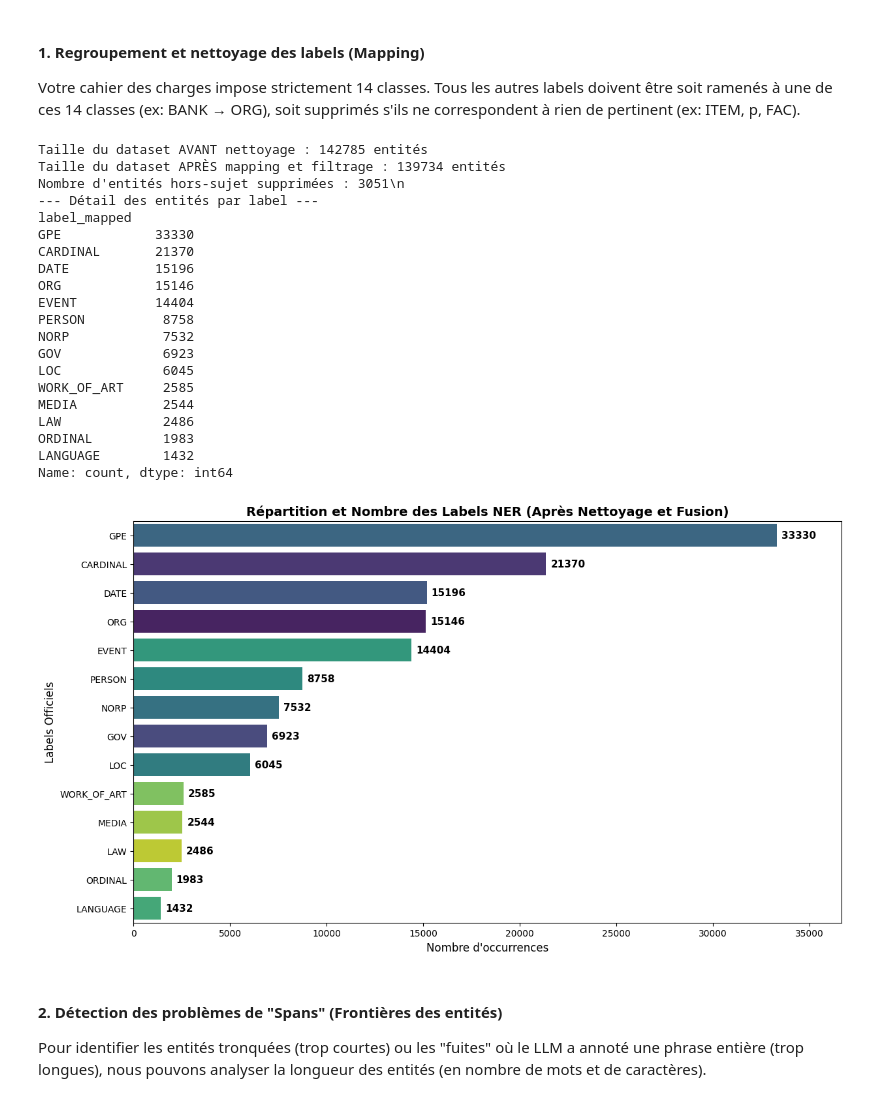
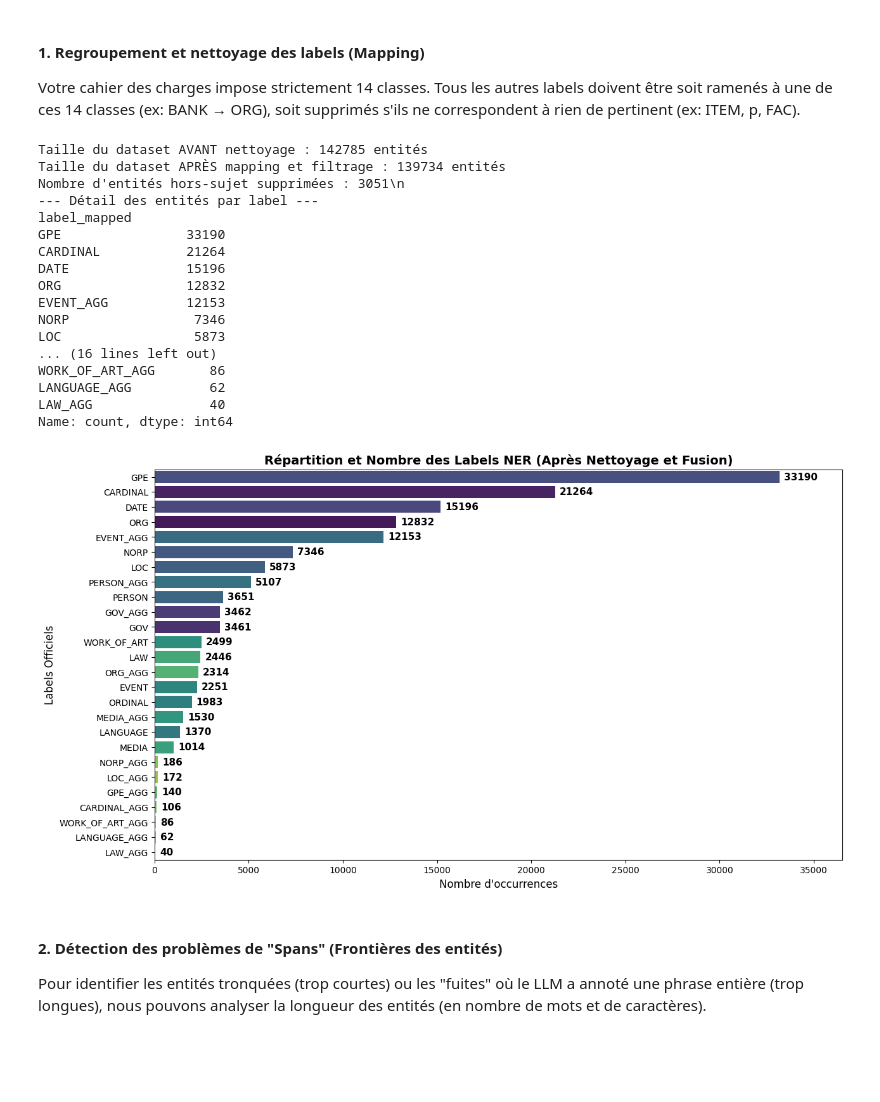
Before and after one commit to AmineKL-dev/projet-NER-darija, a Jupyter notebook: notebook/Analyse_exploitable.ipynb, the cells around one changed output. Saved outputs shown, nothing was run; the diff lists cells and outputs as text; code cells hidden in the pictures; blank space fills up the shorter version.

```diff
--- a/notebook/Analyse_exploitable.ipynb
+++ b/notebook/Analyse_exploitable.ipynb
@@ -61,5 +61,5 @@ def build_ner_dataset_v2(directory_path):
 # %% [output]
 Recherche des fichiers dans : c:\Users\frekh\Downloads\TextMining\Projet\projet-NER-darija-main\notebook\../data
 # %%
-df1 = build_ner_dataset_v2(f"{data_path}\\raw_annoted\\chatgpt_ner")
-df2 = build_ner_dataset_v2(f"{data_path}\\raw_annoted\\Gemini_NER_data")
+df1 = build_ner_dataset_v2(f"{data_path}\\chatgpt_ner")
+df2 = build_ner_dataset_v2(f"{data_path}\\Gemini_NER_data")
@@ -330,17 +337,14 @@ import seaborn as sns
 # 1. Définir les 14 labels officiels du cahier des charges
 official_labels = [
     "PERSON", "NORP", "GPE", "LOC", "ORG", "GOV", "MEDIA",
-    "EVENT", "WORK_OF_ART", "LAW", "LANGUAGE", "DATE", "ORDINAL", "CARDINAL"
+    "EVENT", "WORK_OF_ART", "LAW", "LANGUAGE", "DATE", "ORDINAL", "CARDINAL" , "PERSON_AGG", "NORP_AGG", "GPE_AGG", "LOC_AGG", "ORG_AGG", "GOV_AGG", "MEDIA_AGG",
+    "EVENT_AGG", "WORK_OF_ART_AGG", "LAW_AGG", "LANGUAGE_AGG", "DATE_AGG", "ORDINAL_AGG", "CARDINAL_AGG"
 ]
 
 # 2. Créer un dictionnaire de mapping pour les erreurs courantes du LLM
 label_mapping = {
     # Nettoyage des suffixes "_AGG"
-    'EVENT_AGG': 'EVENT', 'PERSON_AGG': 'PERSON', 'GOV_AGG': 'GOV',
-    'ORG_AGG': 'ORG', 'MEDIA_AGG': 'MEDIA', 'NORP_AGG': 'NORP',
-    'LOC_AGG': 'LOC', 'GPE_AGG': 'GPE', 'WORK_OF_ART_AGG': 'WORK_OF_ART',
-    'LANGUAGE_AGG': 'LANGUAGE', 'LAW_AGG': 'LAW', 'PERSON_AGG_AGG': 'PERSON',
-    'CARDINAL_AGG': 'CARDINAL',
+    'PERSON_AGG_AGG': 'PERSON_AGG',
 
     # Redirection sémantique vers les classes officielles
     'BANK': 'ORG',
@@ -379,48 +383,45 @@ order = df_clean['label_mapped'].value_counts().index
 # On utilise hue='label_mapped' et legend=False pour éviter l'avertissement de Seaborn
 ax = sns.countplot(
     data=df_clean,
     y='label_mapped',
     order=order,
     hue='label_mapped',
     palette='viridis',
     legend=False
 )
 
 # Boucle pour ajouter le nombre exact à la fin de chaque barre
 for container in ax.containers:
     ax.bar_label(container, padding=5, fontsize=11, fontweight='bold')
 
 # Ajout des titres et labels
 plt.title('Répartition et Nombre des Labels NER (Après Nettoyage et Fusion)', fontsize=14, fontweight='bold')
 plt.xlabel("Nombre d'occurrences", fontsize=12)
 plt.ylabel("Labels Officiels", fontsize=12)
 
 # Ajuster les marges pour que les nombres ne soient pas coupés
 plt.xlim(0, df_clean['label_mapped'].value_counts().max() * 1.1)
 
 plt.show()
 # %% [output]
 Taille du dataset AVANT nettoyage : 142785 entités
 Taille du dataset APRÈS mapping et filtrage : 139734 entités
 Nombre d'entités hors-sujet supprimées : 3051\n
 --- Détail des entités par label ---
 label_mapped
-GPE            33330
-CARDINAL       21370
-DATE           15196
-ORG            15146
-EVENT          14404
-PERSON          8758
-NORP            7532
-GOV             6923
-LOC             6045
-WORK_OF_ART     2585
-MEDIA           2544
-LAW             2486
-ORDINAL         1983
-LANGUAGE        1432
+GPE                33190
+CARDINAL           21264
+DATE               15196
+ORG                12832
+EVENT_AGG          12153
+NORP                7346
+LOC                 5873
+... (16 lines left out)
+WORK_OF_ART_AGG       86
+LANGUAGE_AGG          62
+LAW_AGG               40
 Name: count, dtype: int64
-[figure, old version]
+[figure, new version]
 # %% [markdown]
 #### 2. Détection des problèmes de "Spans" (Frontières des entités)
 Pour identifier les entités tronquées (trop courtes) ou les "fuites" où le LLM a annoté une phrase entière (trop longues), nous pouvons analyser la longueur des entités (en nombre de mots et de caractères).
```
Also changed, not shown: parts of 18 cells of this notebook.
